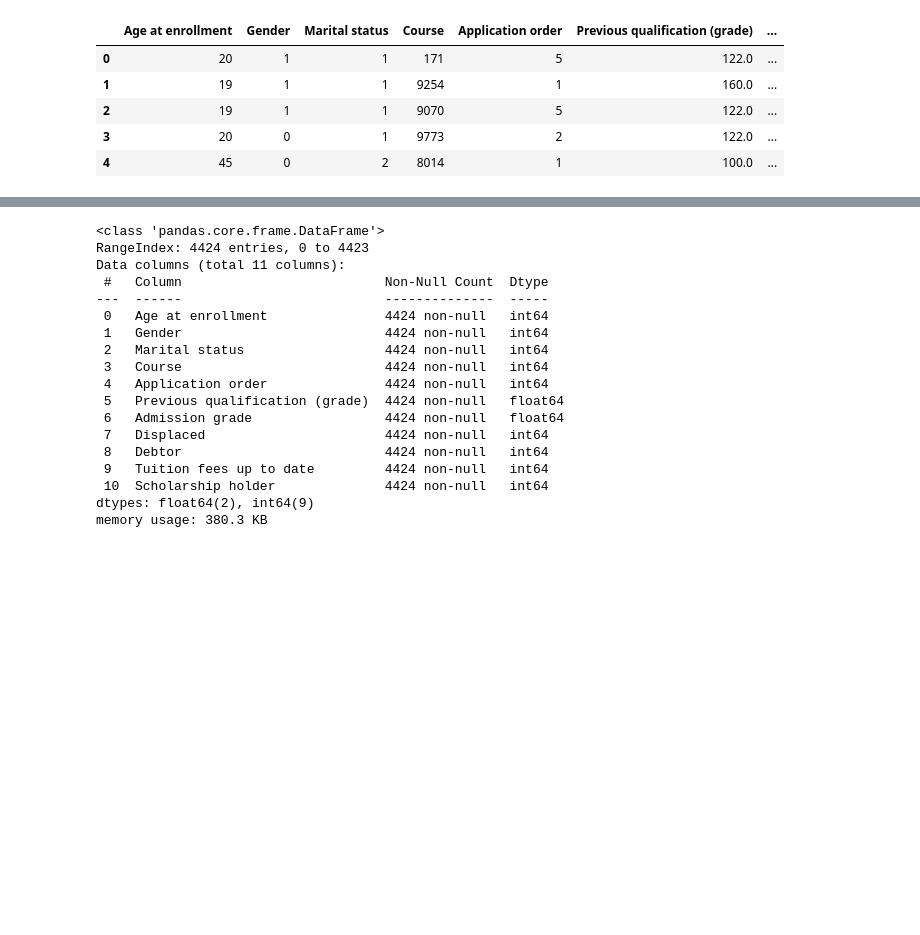
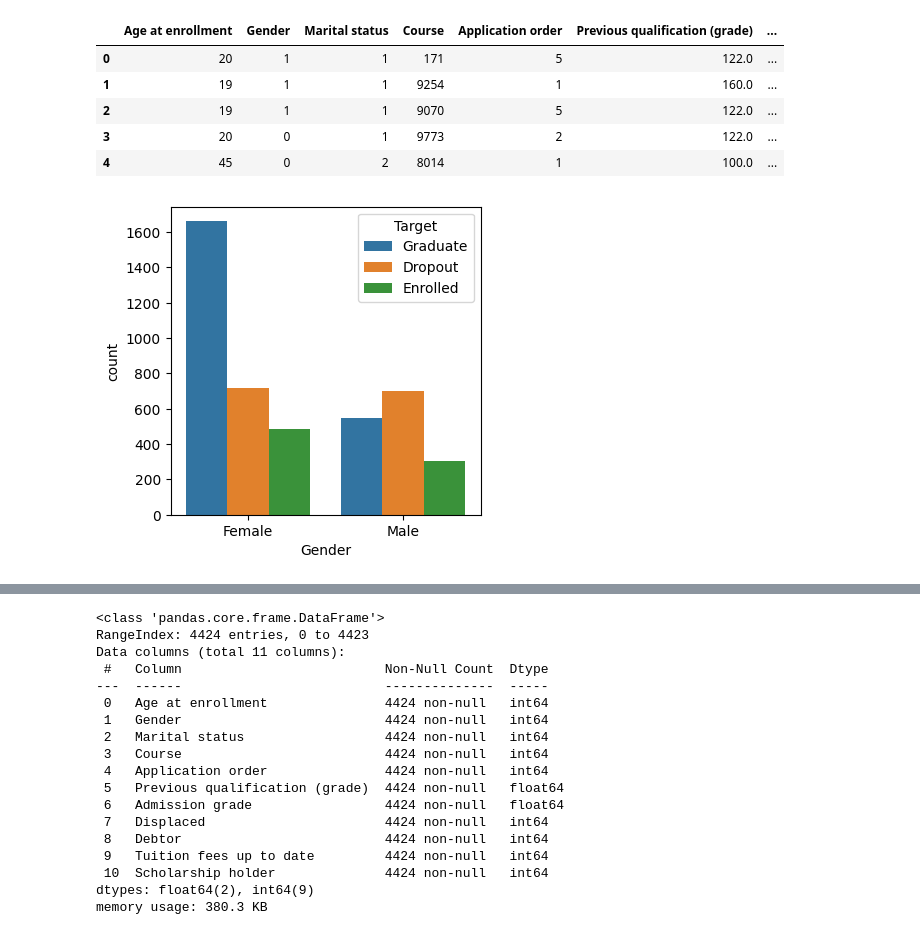
Before and after one commit to duyhuy25/du_bao_bo_hoc, a Jupyter notebook: project09/xem_du_lieu.ipynb, the cells around one changed output, grey strips where cells are left out. Drawn from its saved outputs; the diff is of its cells as text; code cells hidden in the pictures; blank space fills up the shorter version.

```diff
--- a/project09/xem_du_lieu.ipynb
+++ b/project09/xem_du_lieu.ipynb
@@ -35,3 +35,20 @@ df_11_cols.head()
 | 2 | 19 | 1 | 1 | 9070 | 5 | 122.0 | ... |
 | 3 | 20 | 0 | 1 | 9773 | 2 | 122.0 | ... |
 | 4 | 45 | 0 | 2 | 8014 | 1 | 100.0 | ... |
+# %%
+import os
+import matplotlib.pyplot as plt
+import pandas as pd
+import seaborn as sns
+
+# Đọc dữ liệu nếu chưa có
+data_path = 'data/raw/data.csv' if os.path.exists('data/raw/data.c  sv') else '../data/raw/data.csv'
+df = pd.read_csv(data_path)
+
+# Vẽ biểu đồ
+plt.figure(figsize=(4, 4))
+sns.countplot(data=df, x='Gender', hue='Target')
+plt.xticks(ticks=[0, 1], labels=['Female', 'Male'])
+plt.show()
+# %% [output]
+[figure, added]
```
Also changed, not shown: parts of 8 cells of this notebook, 1 other file.
